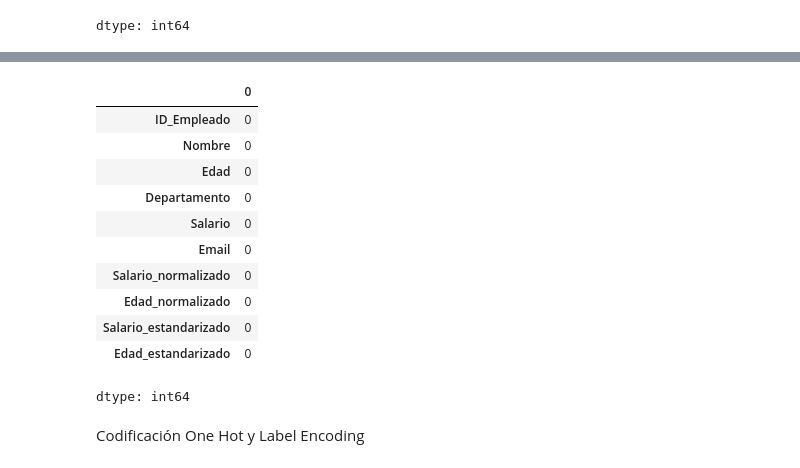
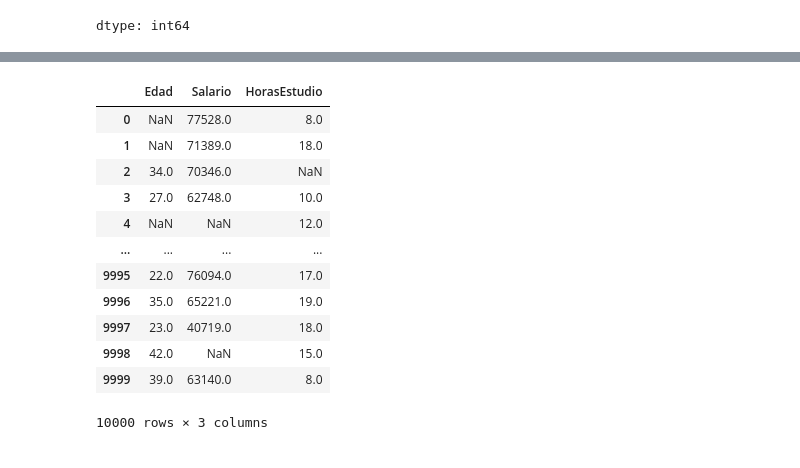
Before and after one commit to jaquimbayoc7/CursoAnalisisDatosPython, a Jupyter notebook: 02 - Manejo DataFrames/Limpieza_de_Datos.ipynb, the cells around one changed output, grey strips where cells are left out. Saved outputs shown, nothing was run; the diff lists cells and outputs as text; code cells hidden in the pictures.

```diff
--- a/02 - Manejo DataFrames/Limpieza_de_Datos.ipynb
+++ b/02 - Manejo DataFrames/Limpieza_de_Datos.ipynb
@@ -267,15 +224,0 @@ df_imputado
-# %%
-df_imputado.isna().sum()
-# %% [output]
-|  | 0 |
-| ID_Empleado | 0 |
-| Nombre | 0 |
-| Edad | 0 |
-| Departamento | 0 |
-| Salario | 0 |
-| Email | 0 |
-| Salario_normalizado | 0 |
-| Edad_normalizado | 0 |
-| Salario_estandarizado | 0 |
-| Edad_estandarizado | 0 |
-dtype: int64
@@ -284,2 +225,31 @@ df_imputado.to_csv('datos_limpios.csv', index=False)
-# %% [markdown]
-Codificación One Hot y Label Encoding
+# %%
+
+np.random.seed(42)
+
+data = {
+    "Edad": np.random.randint(20, 60, size=10000).astype(float),
+    "Salario": np.random.randint(40000, 90000, size=10000).astype(float),
+    "HorasEstudio": np.random.randint(5, 20, size=10000).astype(float)
+}
+
+df = pd.DataFrame(data)
+
+# Introducir NaN aleatorios
+for col in df.columns:
+    df.loc[df.sample(frac=0.2).index, col] = np.nan  # 20% de valores faltantes
+
+df
+# %% [output]
+|  | Edad | Salario | HorasEstudio |
+| 0 | NaN | 77528.0 | 8.0 |
+| 1 | NaN | 71389.0 | 18.0 |
+| 2 | 34.0 | 70346.0 | NaN |
+| 3 | 27.0 | 62748.0 | 10.0 |
+| 4 | NaN | NaN | 12.0 |
+| ... | ... | ... | ... |
+| 9995 | 22.0 | 76094.0 | 17.0 |
+| 9996 | 35.0 | 65221.0 | 19.0 |
+| 9997 | 23.0 | 40719.0 | 18.0 |
+| 9998 | 42.0 | NaN | 15.0 |
+| 9999 | 39.0 | 63140.0 | 8.0 |
+10000 rows × 3 columns
```
Also changed, not shown: parts of 43 cells of this notebook.
